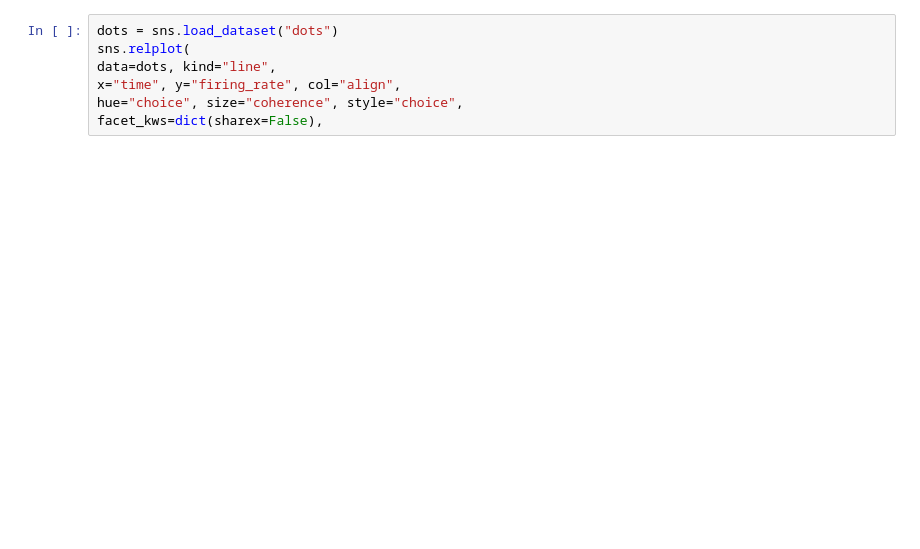
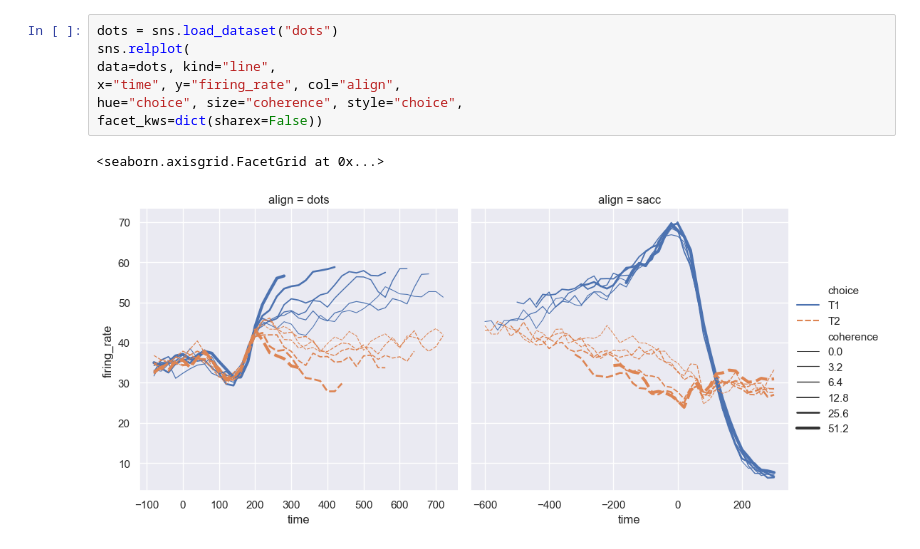
Before and after one commit to andres1590/Programacion-2, a Jupyter notebook: Seaborn.ipynb, the cells around one changed output. Drawn from its saved outputs; the diff is of its cells as text; blank space fills up the shorter version.

```diff
--- a/Seaborn.ipynb
+++ b/Seaborn.ipynb
@@ -15,10 +18,13 @@ SyntaxError: incomplete input (2587834013.py, line 11)
 # %%
 dots = sns.load_dataset("dots")
 sns.relplot(
 data=dots, kind="line",
 x="time", y="firing_rate", col="align",
 hue="choice", size="coherence", style="choice",
-facet_kws=dict(sharex=False),
+facet_kws=dict(sharex=False))
+# %% [output]
+<seaborn.axisgrid.FacetGrid at 0x...>
+[figure, added]
 # %%
 fmri = sns.load_dataset("fmri")
 sns.relplot(
```
Also changed, not shown: parts of 5 cells of this notebook.
